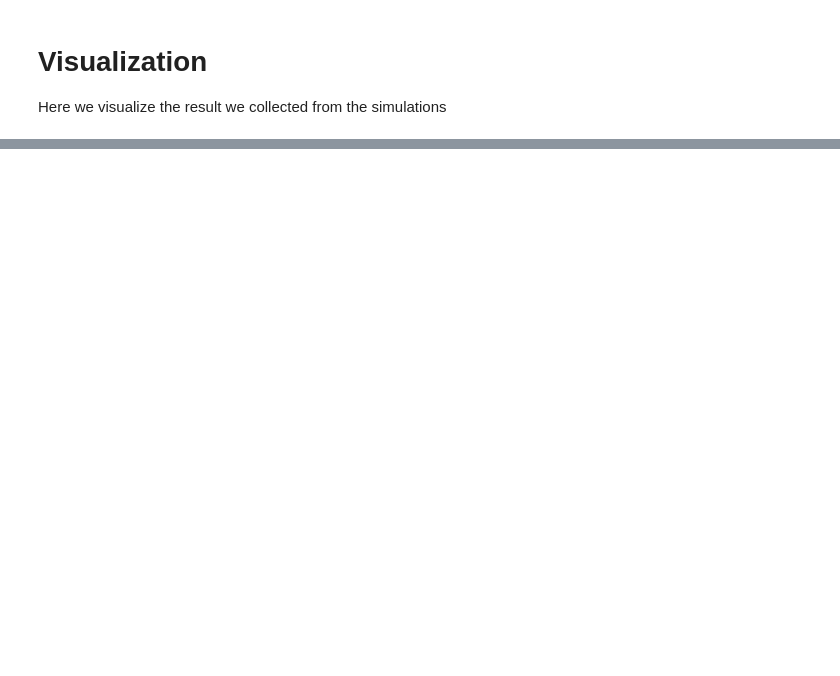
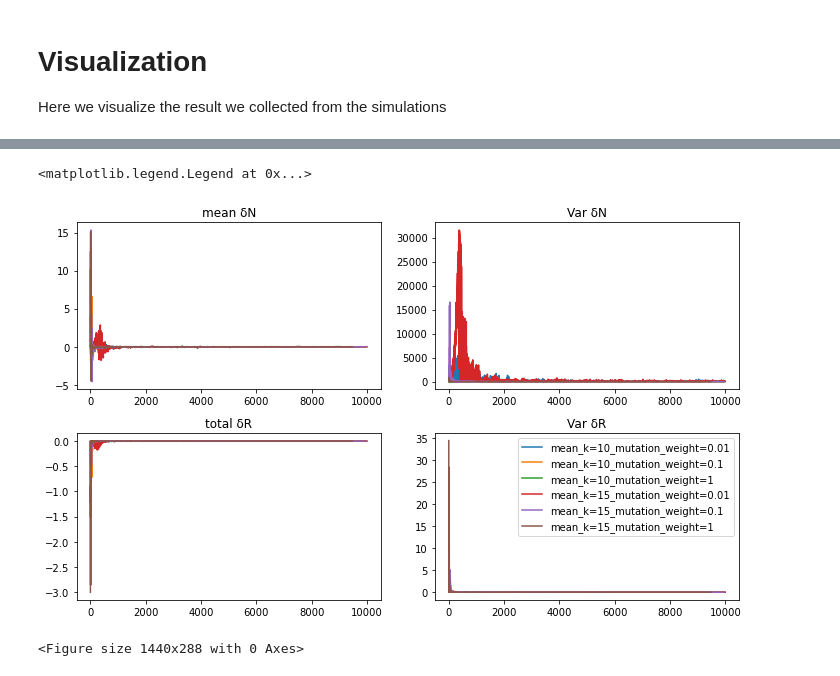
Before and after one commit to fengzhijie88/eco-evolution-simulator, a Jupyter notebook: eco-evolutionary dynamics simulation.ipynb, the cells around one changed output, grey strips where cells are left out. Saved outputs shown, nothing was run; the diff lists cells and outputs as text; code cells hidden in the pictures; blank space fills up the shorter version.

```diff
--- a/eco-evolutionary dynamics simulation.ipynb
+++ b/eco-evolutionary dynamics simulation.ipynb
@@ -453,0 +516,38 @@ plot_histogram_results(results_dict,"List_invasion_fitness", "invasion fitness",
+# %%
+
+fig, axs = plt.subplots(2, 2,figsize=(10, 6))
+plt.figure().set_figwidth(20)
+
+axs[0, 0].set_title('mean δN')
+axs[0, 1].set_title('Var δN')
+axs[1, 0].set_title('total δR')
+axs[1, 1].set_title('Var δR')
+
+for param_key, result in results_dict.items():
+        analyzer = SimulationAnalyzer(result)
+        x_values = result['successful_index'][1:]
+        Ndiff, Rdiff=analyzer.get_diff_N_R()
+
+        meanNdiff=[]
+        varNdiff=[]
+        meanRdiff=[]
+        varRdiff=[]
+
+        for i in range(len(Ndiff)):
+            meanNdiff.append(np.mean(Ndiff[i]))
+            varNdiff.append(np.var(Ndiff[i]))
+            meanRdiff.append(np.mean(Rdiff[i]))
+            varRdiff.append(np.var(Rdiff[i]))
+
+
+        axs[0,0].plot(x_values, meanNdiff, label=param_key)
+        axs[0,1].plot(x_values,varNdiff, label=param_key)
+        axs[1,0].plot(x_values,meanRdiff, label=param_key)
+        axs[1,1].plot(x_values,varRdiff, label=param_key)
+fig.tight_layout()
+
+axs[1,1].legend(bbox_to_anchor=(1, 1))
+# %% [output]
+<matplotlib.legend.Legend at 0x...>
+[figure, added]
+<Figure size 1440x288 with 0 Axes>
```
Also changed, not shown: parts of 12 cells of this notebook.
